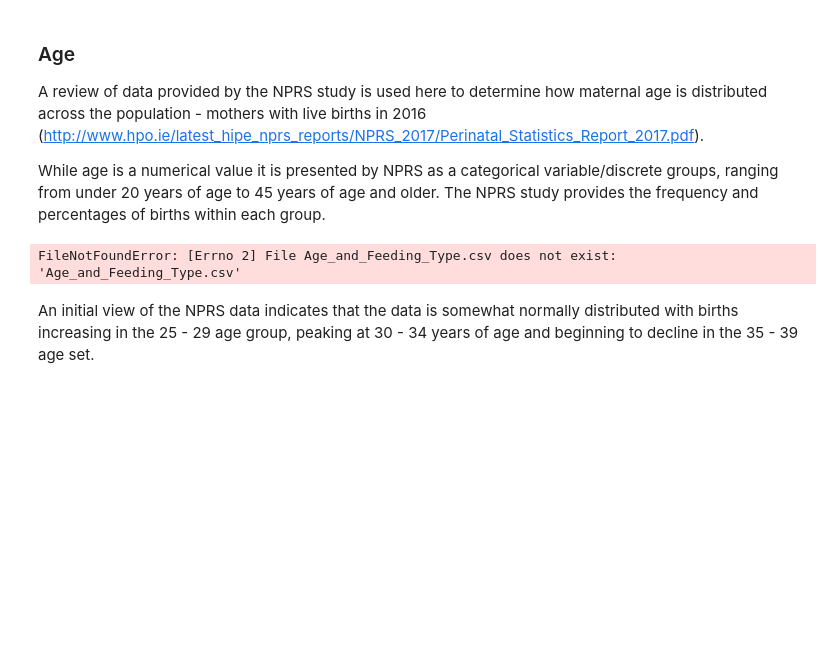
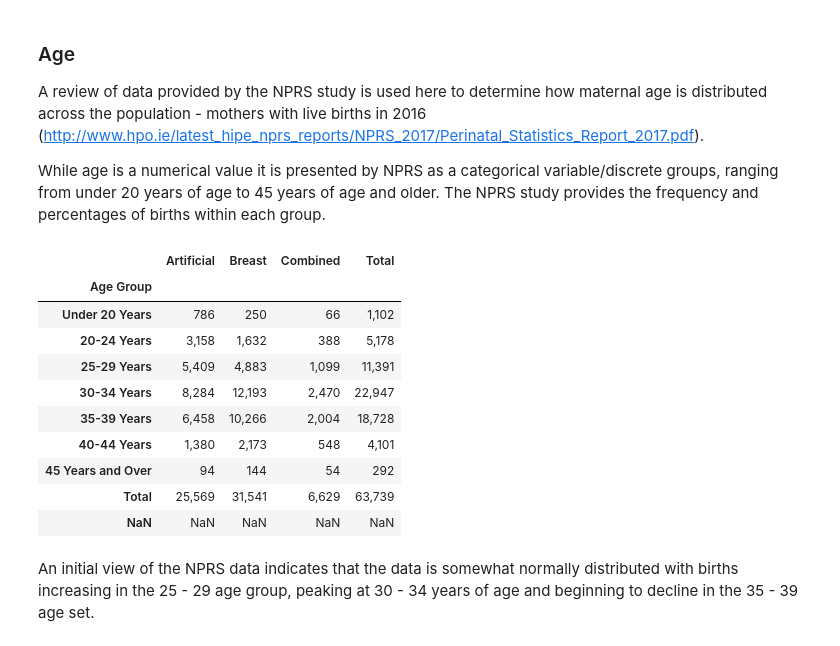
Before and after one commit to SharonNicG/52465-Project, a Jupyter notebook: Simulated Phenomenon.ipynb, the cells around one changed output. Drawn from its saved outputs; the diff is of its cells as text; code cells hidden in the pictures; blank space fills up the shorter version.

Commit message:
Updated data file for age variable

```diff
--- a/Simulated Phenomenon.ipynb
+++ b/Simulated Phenomenon.ipynb
@@ -27,11 +27,25 @@ A review of data provided by the NPRS study is used here to determine how matern
 While age is a numerical value it is presented by NPRS as a categorical variable/discrete groups, ranging from under 20 years of age to 45 years of age and older. The NPRS study provides the frequency and percentages of births within each group.
 # %%
 # Downloaded NPRS_Age.csv from CITE
-age = pd.read_csv("Age_and_Feeding_Type.csv", nrows=10)
+age = pd.read_csv("Data/Age_and_Feeding_Type.csv", index_col=0)
+
+# Drop unused columns
+# https://stackoverflow.com/questions/43983622/remove-unnamed-columns-in-pandas-dataframe
+age = age.loc[:, ~age.columns.str.contains('^Unnamed')]
 
 age
 # %% [output]
-FileNotFoundError: [Errno 2] File Age_and_Feeding_Type.csv does not exist: 'Age_and_Feeding_Type.csv'
+|  | Artificial | Breast | Combined | Total |
+| Age Group |  |  |  |  |
+| Under 20 Years | 786 | 250 | 66 | 1,102 |
+| 20-24 Years | 3,158 | 1,632 | 388 | 5,178 |
+| 25-29 Years | 5,409 | 4,883 | 1,099 | 11,391 |
+| 30-34 Years | 8,284 | 12,193 | 2,470 | 22,947 |
+| 35-39 Years | 6,458 | 10,266 | 2,004 | 18,728 |
+| 40-44 Years | 1,380 | 2,173 | 548 | 4,101 |
+| 45 Years and Over | 94 | 144 | 54 | 292 |
+| Total | 25,569 | 31,541 | 6,629 | 63,739 |
+| NaN | NaN | NaN | NaN | NaN |
 # %% [markdown]
 An initial view of the NPRS data indicates that the data is somewhat normally distributed with births increasing in the 25 - 29 age group, peaking at 30 - 34 years of age and beginning to decline in the 35 - 39 age set.
 # %%
```
Also changed, not shown: 3 other files.
